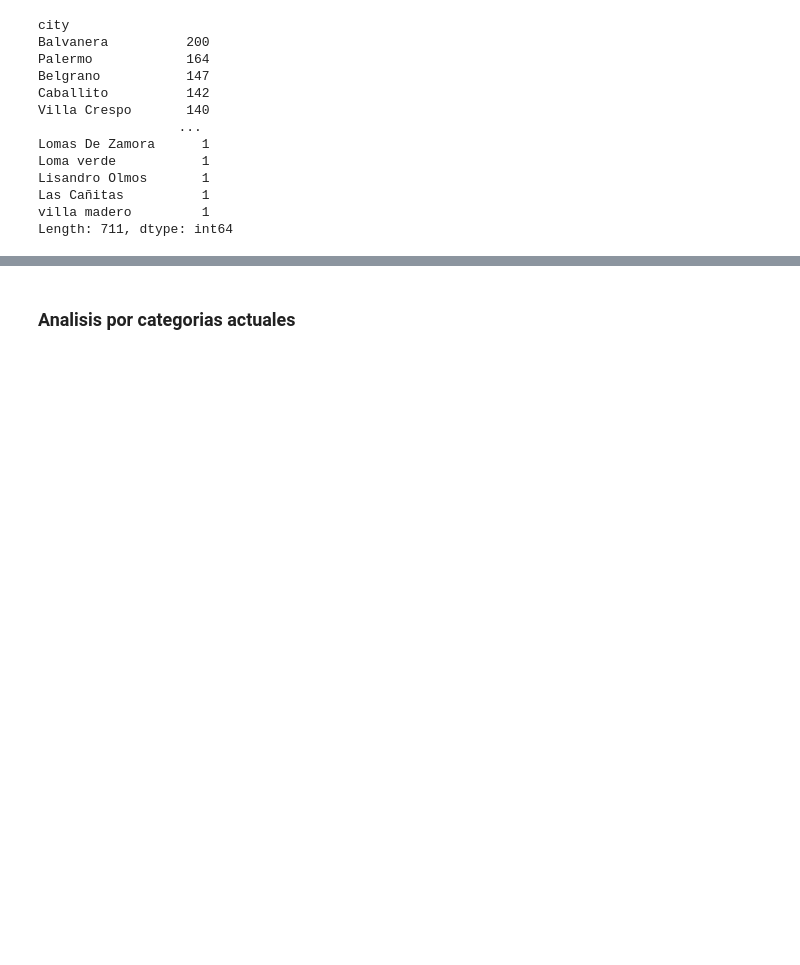
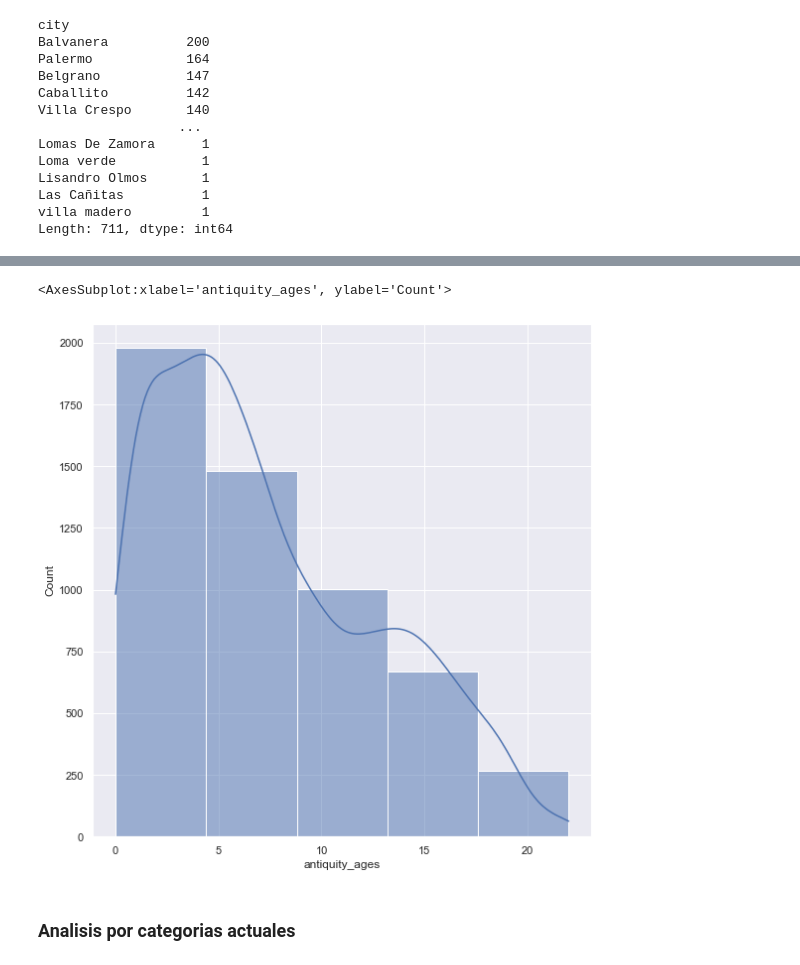
Before and after one commit to ibelogi/meli_challengeDS, a Jupyter notebook: notebooks/02_EDA.ipynb, the cells around one changed output, grey strips where cells are left out. Cells and saved outputs as stored; diff of their text form; code cells hidden in the pictures; blank space fills up the shorter version.

```diff
--- a/notebooks/02_EDA.ipynb
+++ b/notebooks/02_EDA.ipynb
@@ -143,3 +157,8 @@ Length: 711, dtype: int64
+# %%
+sns.histplot(data=data, x="antiquity_ages",kde=True, bins=5)
+# %% [output]
+<AxesSubplot:xlabel='antiquity_ages', ylabel='Count'>
+[figure, added]
 # %% [markdown]
 ### Analisis por categorias actuales
 # %%
```
Also changed, not shown: parts of 29 cells of this notebook.
